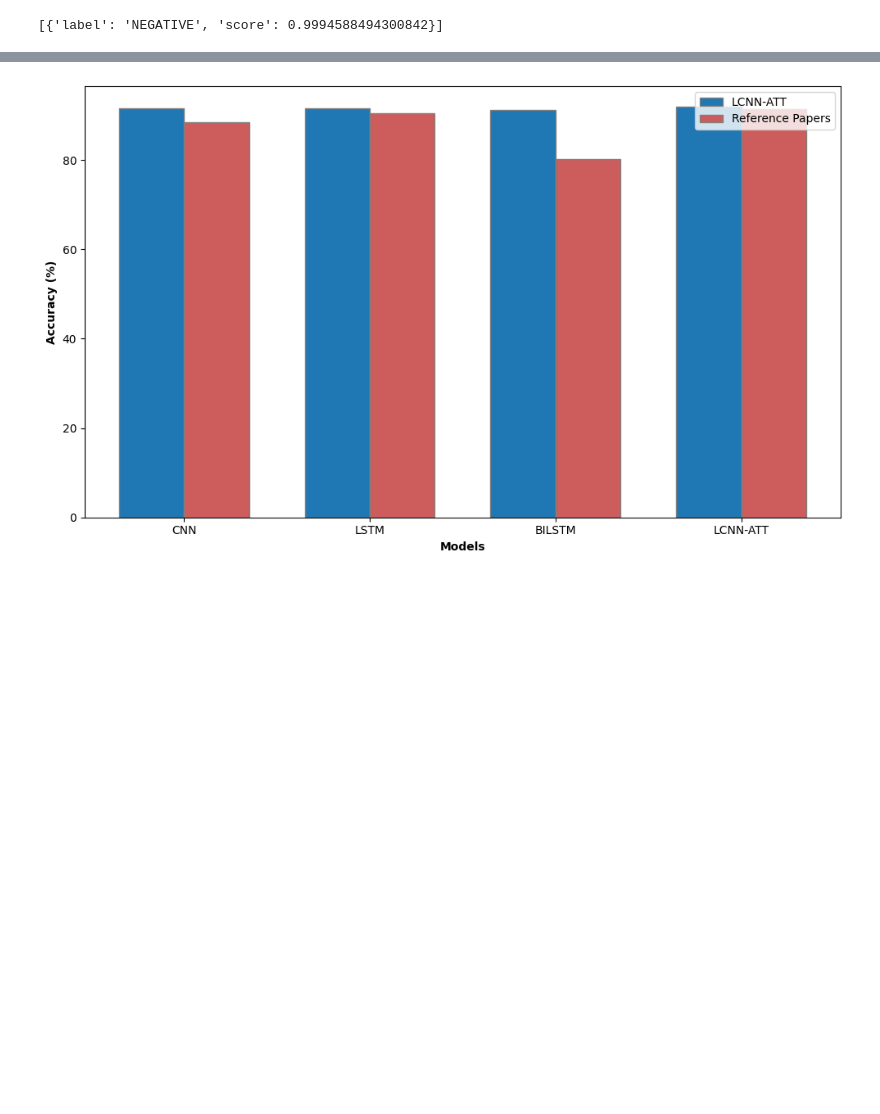
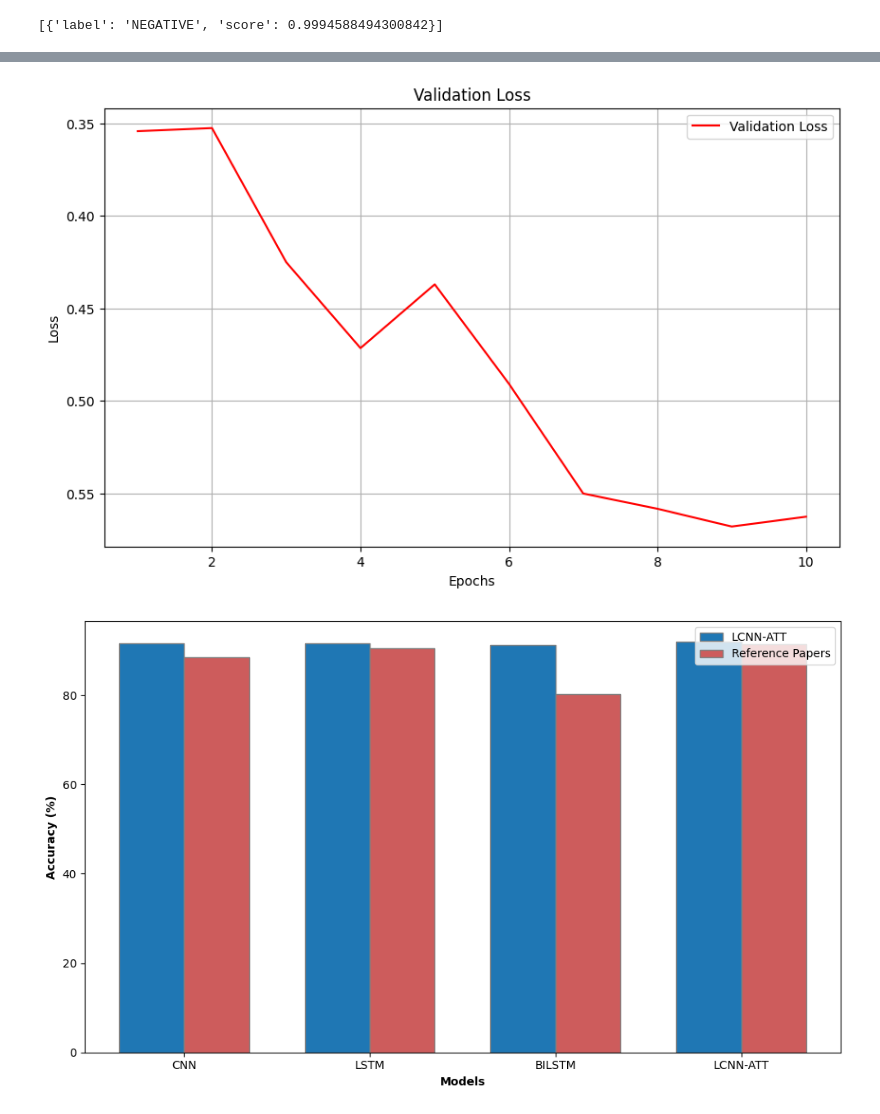
Before and after one commit to jeekay24/twitter-chat-analysis, a Jupyter notebook: analysis.ipynb, the cells around one changed output, grey strips where cells are left out. Drawn from its saved outputs; the diff is of its cells as text; code cells hidden in the pictures; blank space fills up the shorter version.

```diff
--- a/analysis.ipynb
+++ b/analysis.ipynb
@@ -560,3 +624,25 @@ plt.show()
+# %%
+import matplotlib.pyplot as plt
+
+# Extract validation accuracy and loss from the history object
+val_accuracy = bilstm_attention_history.history['val_accuracy']
+val_loss = bilstm_attention_history.history['val_loss']
+
+# Create a range for epochs
+epochs = range(1, len(val_accuracy) + 1)
+
+# Plot validation loss
+plt.figure(figsize=(10, 6))
+plt.plot(epochs, val_loss, 'r', label='Validation Loss')
+plt.title('Validation Loss')
+plt.xlabel('Epochs')
+plt.ylabel('Loss')
+plt.gca().invert_yaxis()  # Invert the y-axis to make the line decreasing
+plt.legend()
+plt.grid(True)
+plt.show()
+# %% [output]
+[figure, added]
 # %%
 import numpy as np
 import matplotlib.pyplot as plt
```
Also changed, not shown: parts of 23 cells of this notebook, 1 other file.
